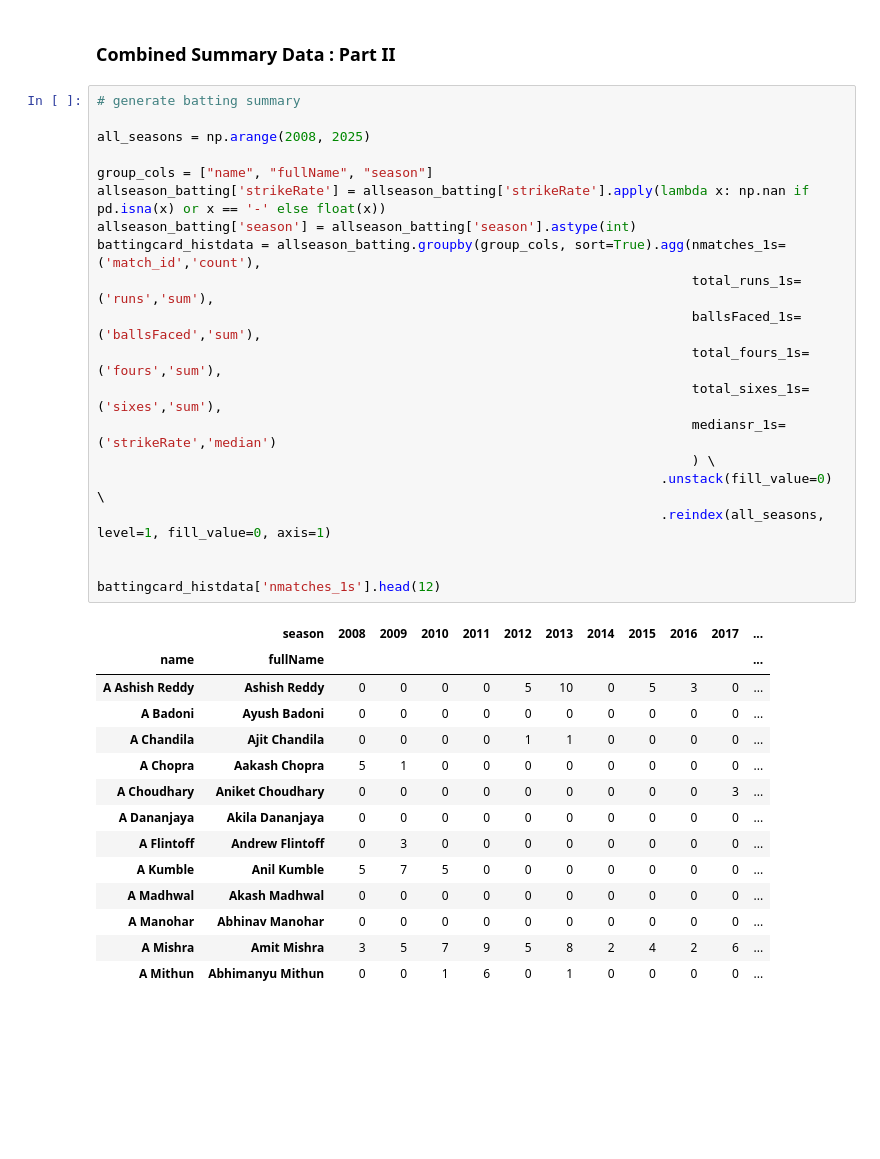
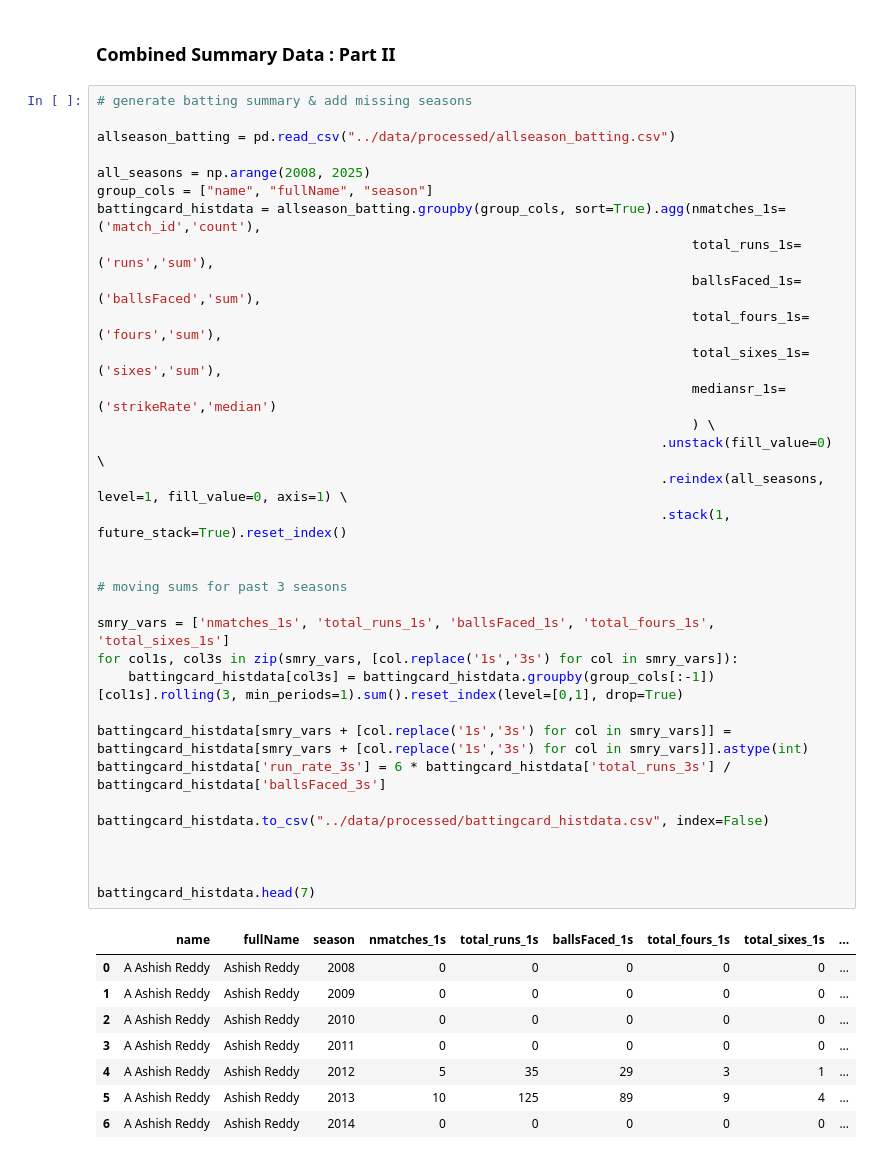
Before and after one commit to quickSilverShanks/IPL-CricPred, a Jupyter notebook: notebooks/Data Preprocessing.ipynb, the cells around one changed output. Saved outputs shown, nothing was run; the diff lists cells and outputs as text; blank space fills up the shorter version.

Commit message:
upload batting and bowling data

```diff
--- a/notebooks/Data Preprocessing.ipynb
+++ b/notebooks/Data Preprocessing.ipynb
@@ -406,37 +436,44 @@ allseason_batting.to_csv("../data/processed/allseason_batting.csv", index=False)
 # %% [markdown]
 ### Combined Summary Data : Part II
 # %%
-# generate batting summary
+# generate batting summary & add missing seasons
+
+allseason_batting = pd.read_csv("../data/processed/allseason_batting.csv")
 
 all_seasons = np.arange(2008, 2025)
-
 group_cols = ["name", "fullName", "season"]
-allseason_batting['strikeRate'] = allseason_batting['strikeRate'].apply(lambda x: np.nan if pd.isna(x) or x == '-' else float(x))
-allseason_batting['season'] = allseason_batting['season'].astype(int)
 battingcard_histdata = allseason_batting.groupby(group_cols, sort=True).agg(nmatches_1s=('match_id','count'),
                                                                             total_runs_1s=('runs','sum'),
                                                                             ballsFaced_1s=('ballsFaced','sum'),
                                                                             total_fours_1s=('fours','sum'),
                                                                             total_sixes_1s=('sixes','sum'),
                                                                             mediansr_1s=('strikeRate','median')
                                                                             ) \
                                                                         .unstack(fill_value=0) \
-                                                                        .reindex(all_seasons, level=1, fill_value=0, axis=1)
+                                                                        .reindex(all_seasons, level=1, fill_value=0, axis=1) \
+                                                                        .stack(1, future_stack=True).reset_index()
 
 
-battingcard_histdata['nmatches_1s'].head(12)
+# moving sums for past 3 seasons
+
+smry_vars = ['nmatches_1s', 'total_runs_1s', 'ballsFaced_1s', 'total_fours_1s', 'total_sixes_1s']
+for col1s, col3s in zip(smry_vars, [col.replace('1s','3s') for col in smry_vars]):
+    battingcard_histdata[col3s] = battingcard_histdata.groupby(group_cols[:-1])[col1s].rolling(3, min_periods=1).sum().reset_index(level=[0,1], drop=True)
+
+battingcard_histdata[smry_vars + [col.replace('1s','3s') for col in smry_vars]] = battingcard_histdata[smry_vars + [col.replace('1s','3s') for col in smry_vars]].astype(int)
+battingcard_histdata['run_rate_3s'] = 6 * battingcard_histdata['total_runs_3s'] / battingcard_histdata['ballsFaced_3s']
+
+battingcard_histdata.to_csv("../data/processed/battingcard_histdata.csv", index=False)
+
+
+
+battingcard_histdata.head(7)
 # %% [output]
-|  | season | 2008 | 2009 | 2010 | 2011 | 2012 | 2013 | 2014 | 2015 | 2016 | 2017 | ... |
-| name | fullName |  |  |  |  |  |  |  |  |  |  | ... |
-| A Ashish Reddy | Ashish Reddy | 0 | 0 | 0 | 0 | 5 | 10 | 0 | 5 | 3 | 0 | ... |
-| A Badoni | Ayush Badoni | 0 | 0 | 0 | 0 | 0 | 0 | 0 | 0 | 0 | 0 | ... |
-| A Chandila | Ajit Chandila | 0 | 0 | 0 | 0 | 1 | 1 | 0 | 0 | 0 | 0 | ... |
-| A Chopra | Aakash Chopra | 5 | 1 | 0 | 0 | 0 | 0 | 0 | 0 | 0 | 0 | ... |
-| A Choudhary | Aniket Choudhary | 0 | 0 | 0 | 0 | 0 | 0 | 0 | 0 | 0 | 3 | ... |
-| A Dananjaya | Akila Dananjaya | 0 | 0 | 0 | 0 | 0 | 0 | 0 | 0 | 0 | 0 | ... |
-| A Flintoff | Andrew Flintoff | 0 | 3 | 0 | 0 | 0 | 0 | 0 | 0 | 0 | 0 | ... |
-| A Kumble | Anil Kumble | 5 | 7 | 5 | 0 | 0 | 0 | 0 | 0 | 0 | 0 | ... |
-| A Madhwal | Akash Madhwal | 0 | 0 | 0 | 0 | 0 | 0 | 0 | 0 | 0 | 0 | ... |
-| A Manohar | Abhinav Manohar | 0 | 0 | 0 | 0 | 0 | 0 | 0 | 0 | 0 | 0 | ... |
-| A Mishra | Amit Mishra | 3 | 5 | 7 | 9 | 5 | 8 | 2 | 4 | 2 | 6 | ... |
-| A Mithun | Abhimanyu Mithun | 0 | 0 | 1 | 6 | 0 | 1 | 0 | 0 | 0 | 0 | ... |
+|  | name | fullName | season | nmatches_1s | total_runs_1s | ballsFaced_1s | total_fours_1s | total_sixes_1s | ... |
+| 0 | A Ashish Reddy | Ashish Reddy | 2008 | 0 | 0 | 0 | 0 | 0 | ... |
+| 1 | A Ashish Reddy | Ashish Reddy | 2009 | 0 | 0 | 0 | 0 | 0 | ... |
+| 2 | A Ashish Reddy | Ashish Reddy | 2010 | 0 | 0 | 0 | 0 | 0 | ... |
+| 3 | A Ashish Reddy | Ashish Reddy | 2011 | 0 | 0 | 0 | 0 | 0 | ... |
+| 4 | A Ashish Reddy | Ashish Reddy | 2012 | 5 | 35 | 29 | 3 | 1 | ... |
+| 5 | A Ashish Reddy | Ashish Reddy | 2013 | 10 | 125 | 89 | 9 | 4 | ... |
+| 6 | A Ashish Reddy | Ashish Reddy | 2014 | 0 | 0 | 0 | 0 | 0 | ... |
```
Also changed, not shown: parts of 18 cells of this notebook, 9 other files.
